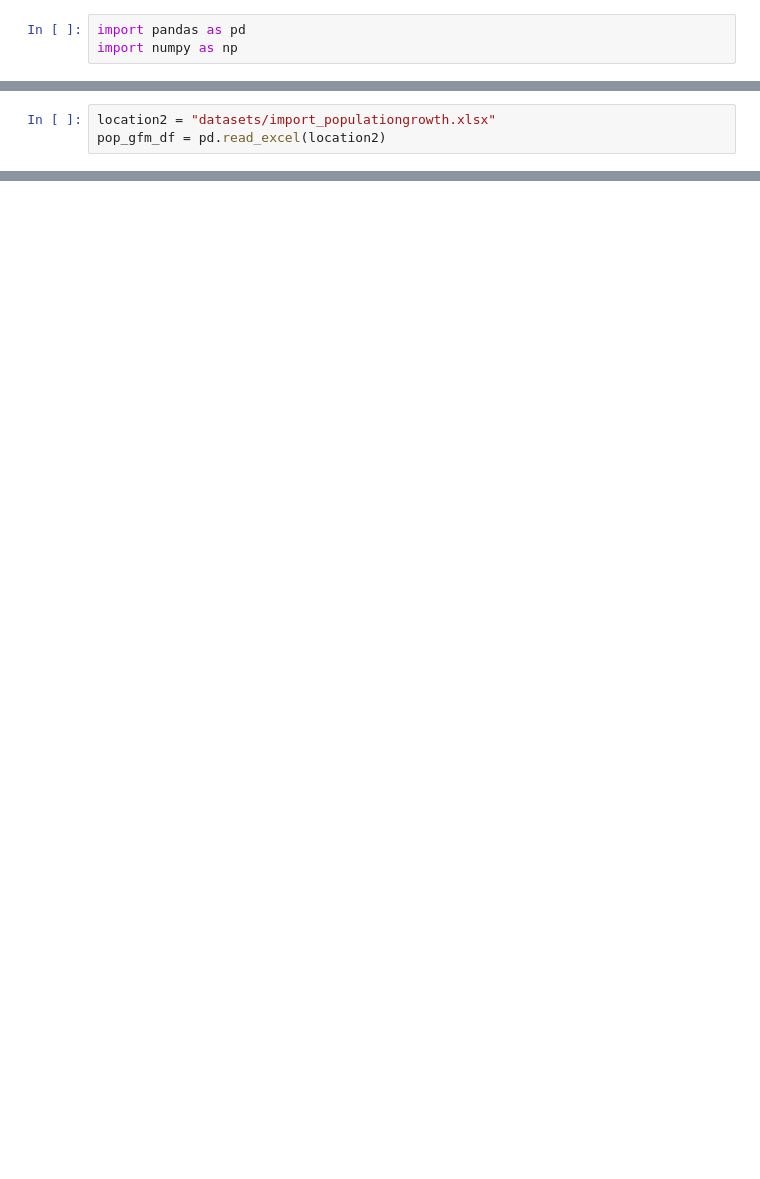
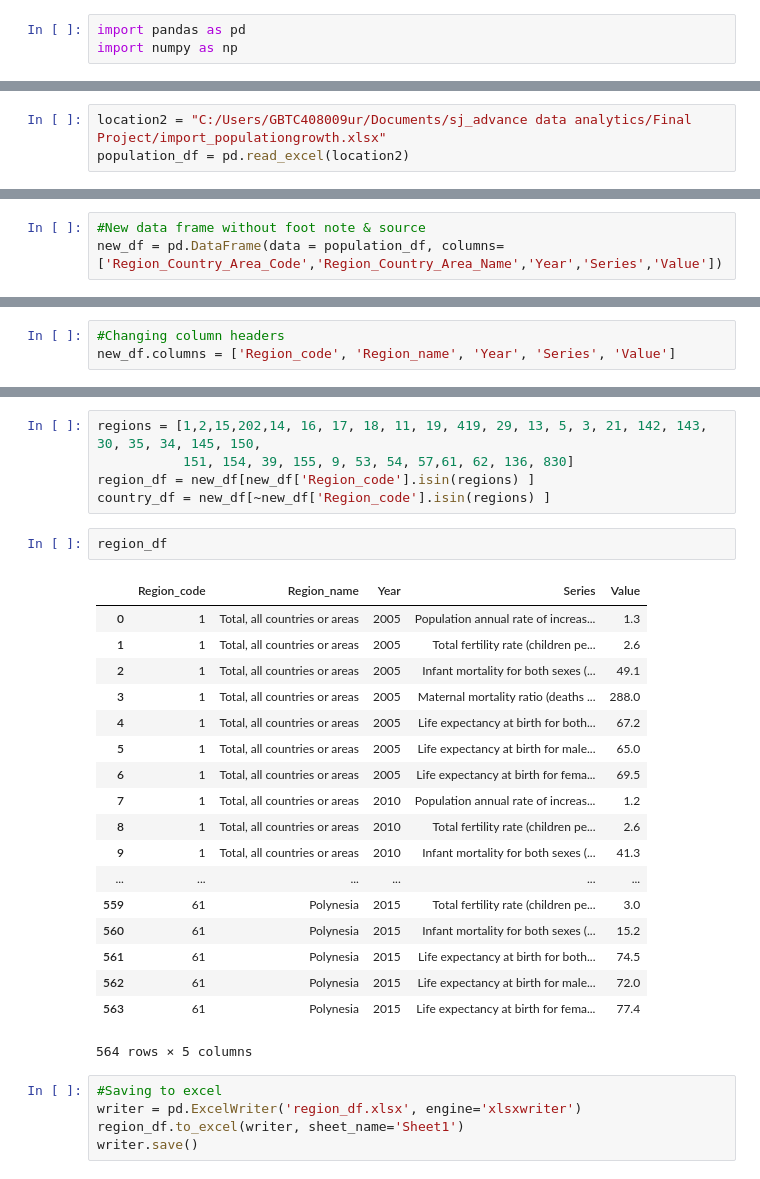
Before and after one commit to LauraMenefee/Summer2019_group_project, a Jupyter notebook: group_project.ipynb, the cells around one changed output, grey strips where cells are left out. Cells and saved outputs as stored; diff of their text form; blank space fills up the shorter version.

```diff
--- a/group_project.ipynb
+++ b/group_project.ipynb
@@ -14,6 +14,6 @@ health_df.head()
 | 3 | Expenditure on health | 4 | Afghanistan | 2015 | Current health expenditure (% of ... | 10.0940 | NaN | World Health Organization (WHO), ... |
 | 4 | Expenditure on health | 4 | Afghanistan | 2016 | Current health expenditure (% of ... | 10.1987 | NaN | World Health Organization (WHO), ... |
 # %%
-location2 = "datasets/import_populationgrowth.xlsx"
-pop_gfm_df = pd.read_excel(location2)
+location2 = "C:/Users/GBTC408009ur/Documents/sj_advance data analytics/Final Project/import_populationgrowth.xlsx"
+population_df = pd.read_excel(location2)
 # %%
@@ -27,0 +53,3 @@ pop_gfm_df.head()
+# %%
+#New data frame without foot note & source
+new_df = pd.DataFrame(data = population_df, columns=['Region_Country_Area_Code','Region_Country_Area_Name','Year','Series','Value'])
@@ -27,0 +75,3 @@ pop_gfm_df.head()
+# %%
+#Changing column headers
+new_df.columns = ['Region_code', 'Region_name', 'Year', 'Series', 'Value']
@@ -27,0 +87,31 @@ pop_gfm_df.head()
+# %%
+regions = [1,2,15,202,14, 16, 17, 18, 11, 19, 419, 29, 13, 5, 3, 21, 142, 143, 30, 35, 34, 145, 150,
+           151, 154, 39, 155, 9, 53, 54, 57,61, 62, 136, 830]
+region_df = new_df[new_df['Region_code'].isin(regions) ]
+country_df = new_df[~new_df['Region_code'].isin(regions) ]
+# %%
+region_df
+# %% [output]
+|  | Region_code | Region_name | Year | Series | Value |
+| 0 | 1 | Total, all countries or areas | 2005 | Population annual rate of increas... | 1.3 |
+| 1 | 1 | Total, all countries or areas | 2005 | Total fertility rate (children pe... | 2.6 |
+| 2 | 1 | Total, all countries or areas | 2005 | Infant mortality for both sexes (... | 49.1 |
+| 3 | 1 | Total, all countries or areas | 2005 | Maternal mortality ratio (deaths ... | 288.0 |
+| 4 | 1 | Total, all countries or areas | 2005 | Life expectancy at birth for both... | 67.2 |
+| 5 | 1 | Total, all countries or areas | 2005 | Life expectancy at birth for male... | 65.0 |
+| 6 | 1 | Total, all countries or areas | 2005 | Life expectancy at birth for fema... | 69.5 |
+| 7 | 1 | Total, all countries or areas | 2010 | Population annual rate of increas... | 1.2 |
+| 8 | 1 | Total, all countries or areas | 2010 | Total fertility rate (children pe... | 2.6 |
+| 9 | 1 | Total, all countries or areas | 2010 | Infant mortality for both sexes (... | 41.3 |
+| ... | ... | ... | ... | ... | ... |
+| 559 | 61 | Polynesia | 2015 | Total fertility rate (children pe... | 3.0 |
+| 560 | 61 | Polynesia | 2015 | Infant mortality for both sexes (... | 15.2 |
+| 561 | 61 | Polynesia | 2015 | Life expectancy at birth for both... | 74.5 |
+| 562 | 61 | Polynesia | 2015 | Life expectancy at birth for male... | 72.0 |
+| 563 | 61 | Polynesia | 2015 | Life expectancy at birth for fema... | 77.4 |
+564 rows × 5 columns
+# %%
+#Saving to excel
+writer = pd.ExcelWriter('region_df.xlsx', engine='xlsxwriter')
+region_df.to_excel(writer, sheet_name='Sheet1')
+writer.save()
```
Also changed, not shown: parts of 14 cells of this notebook, 1 other file.
